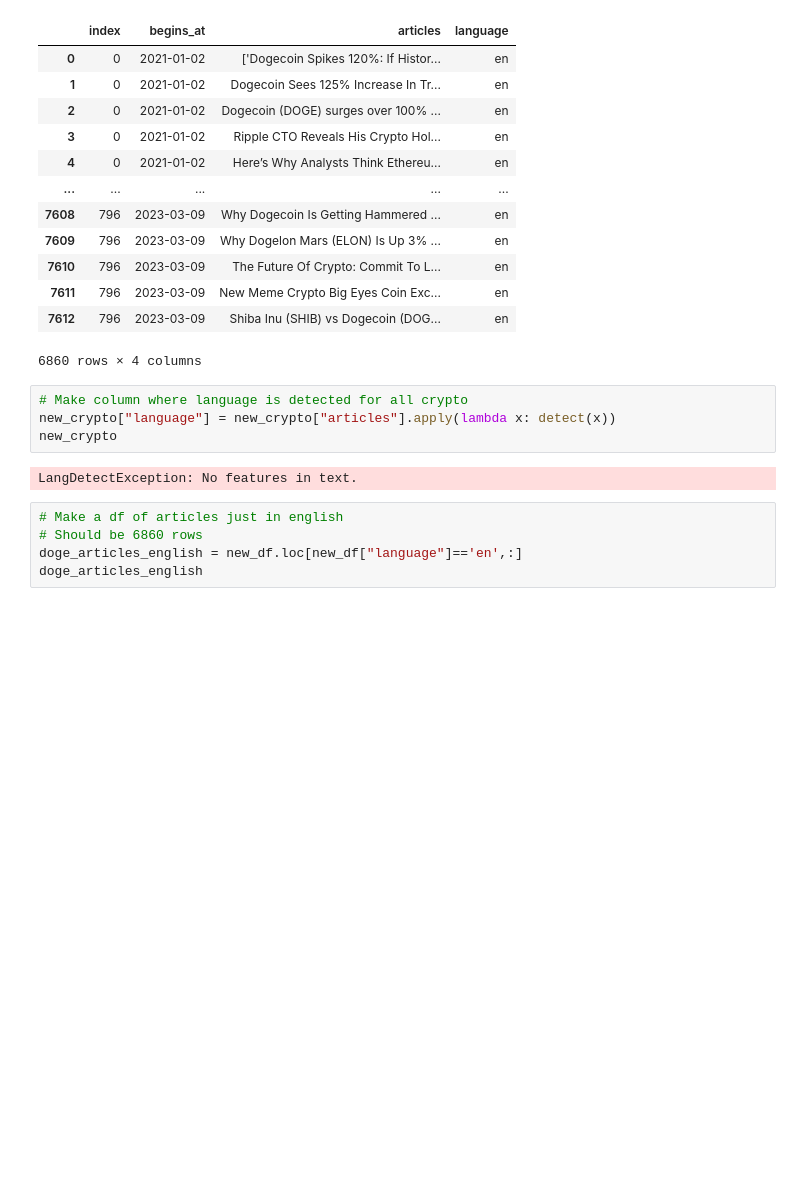
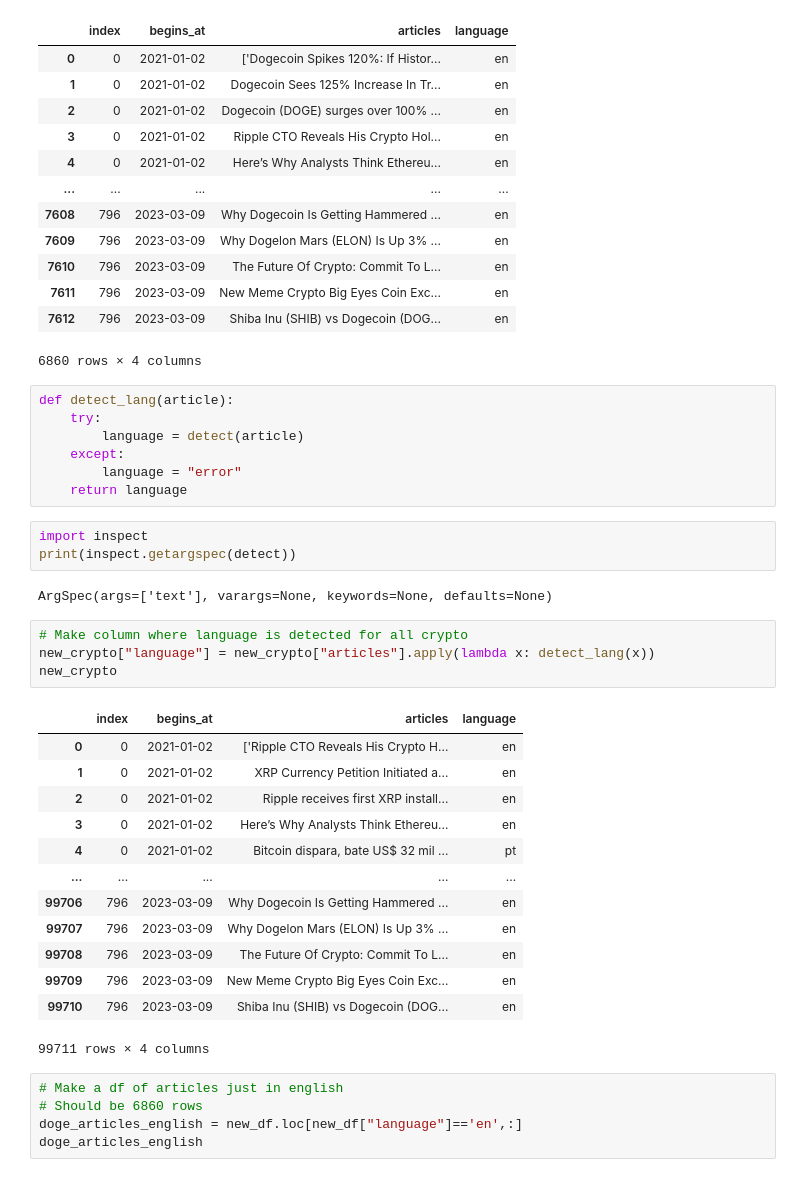
Before and after one commit to zarbin/UTA_Project-4, a Jupyter notebook: sandbox/JennS/sentiment_analysis.ipynb, the cells around one changed output. Cells and saved outputs as stored; diff of their text form; blank space fills up the shorter version.

Commit message:
Had to modify language detection function to handle exceptions

```diff
--- a/sandbox/JennS/sentiment_analysis.ipynb
+++ b/sandbox/JennS/sentiment_analysis.ipynb
@@ -246,12 +246,36 @@ doge_articles_english
 | 7611 | 796 | 2023-03-09 | New Meme Crypto Big Eyes Coin Exc... | en |
 | 7612 | 796 | 2023-03-09 | Shiba Inu (SHIB) vs Dogecoin (DOG... | en |
 6860 rows × 4 columns
+# %%
+def detect_lang(article):
+    try:
+        language = detect(article)
+    except:
+        language = "error"
+    return language
+# %%
+import inspect
+print(inspect.getargspec(detect))
+# %% [output]
+ArgSpec(args=['text'], varargs=None, keywords=None, defaults=None)
 # %%
 # Make column where language is detected for all crypto
-new_crypto["language"] = new_crypto["articles"].apply(lambda x: detect(x))
+new_crypto["language"] = new_crypto["articles"].apply(lambda x: detect_lang(x))
 new_crypto
 # %% [output]
+|  | index | begins_at | articles | language |
+| 0 | 0 | 2021-01-02 | ['Ripple CTO Reveals His Crypto H... | en |
+| 1 | 0 | 2021-01-02 | XRP Currency Petition Initiated a... | en |
+| 2 | 0 | 2021-01-02 | Ripple receives first XRP install... | en |
+| 3 | 0 | 2021-01-02 | Here’s Why Analysts Think Ethereu... | en |
+| 4 | 0 | 2021-01-02 | Bitcoin dispara, bate US$ 32 mil ... | pt |
+| ... | ... | ... | ... | ... |
+| 99706 | 796 | 2023-03-09 | Why Dogecoin Is Getting Hammered ... | en |
+| 99707 | 796 | 2023-03-09 | Why Dogelon Mars (ELON) Is Up 3% ... | en |
+| 99708 | 796 | 2023-03-09 | The Future Of Crypto: Commit To L... | en |
+| 99709 | 796 | 2023-03-09 | New Meme Crypto Big Eyes Coin Exc... | en |
+| 99710 | 796 | 2023-03-09 | Shiba Inu (SHIB) vs Dogecoin (DOG... | en |
-LangDetectException: No features in text.
+99711 rows × 4 columns
 # %%
 # Make a df of articles just in english
 # Should be 6860 rows
```
